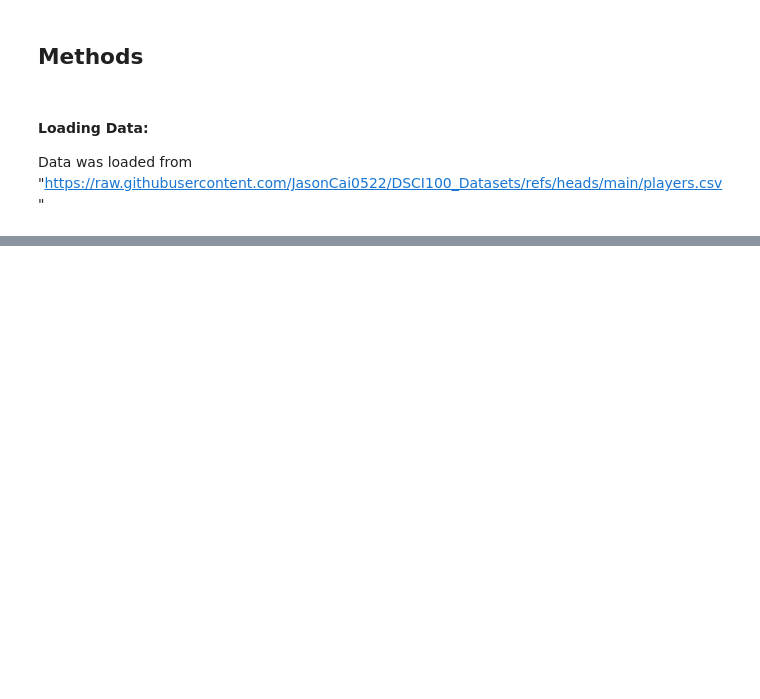
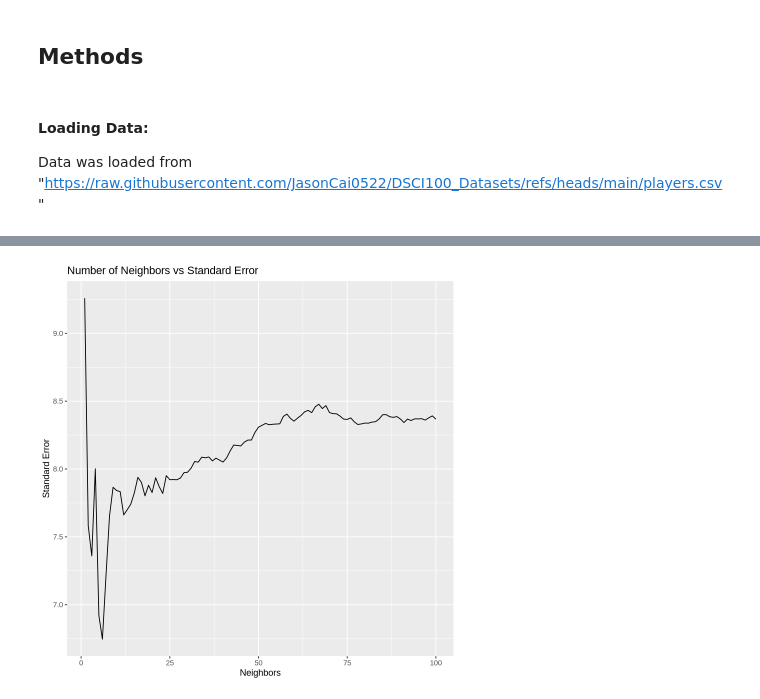
Before and after one commit to JasonCai0522/DSCI100_Group_Project, a Jupyter notebook: Project Report.ipynb, the cells around one changed output, grey strips where cells are left out. Drawn from its saved outputs; the diff is of its cells as text; code cells hidden in the pictures; blank space fills up the shorter version.

Commit message:
Finished the code for methods and results

```diff
--- a/Project Report.ipynb
+++ b/Project Report.ipynb
@@ -39,0 +142,27 @@ To clean the data, we first decided to change the variables __experience__, __ge
+# %%
+# Splitting data into train and test
+players_split <- initial_split(player_data_dummy, prop = 0.75, strata = played_hours)
+players_training <- training(players_split)
+players_testing <- testing(players_split)
+# %%
+# Creating recipe and spec
+players_spec <- nearest_neighbor(weight_func = "rectangular", neighbors = tune()) |>
+      set_engine("kknn") |>
+      set_mode("regression")
+
+players_recipe <- recipe(played_hours ~ ., data = player_data_dummy) |>
+      step_scale(all_predictors()) |>
+      step_center(all_predictors())
+# %%
+players_vfold = vfold_cv(players_training, v = 5, strata = played_hours)
+players_workflow <- workflow() |>
+        add_recipe(players_recipe) |>
+        add_model(players_spec)
+
+gridvals <- tibble(neighbors = seq(from = 1, to = 100, by = 1))
+
+players_results <- players_workflow |>
+        tune_grid(resamples = players_vfold, grid = gridvals) |>
+        collect_metrics()
+
+players_results
@@ -39,0 +187,7 @@ To clean the data, we first decided to change the variables __experience__, __ge
+# %%
+players_rmse <- players_results |>
+        filter(.metric == "rmse")
+
+players_min <- players_rmse |>
+        slice_min(std_err)
+players_min
@@ -39,0 +199,7 @@ To clean the data, we first decided to change the variables __experience__, __ge
+# %%
+players_rmse |>
+    ggplot(aes(x = neighbors, y = std_err)) +
+    geom_line() +
+    labs(x = "Neighbors", y = "Standard Error", title = "Number of Neighbors vs Standard Error")
+# %% [output]
+[figure, added]
```
Also changed, not shown: parts of 10 cells of this notebook.
